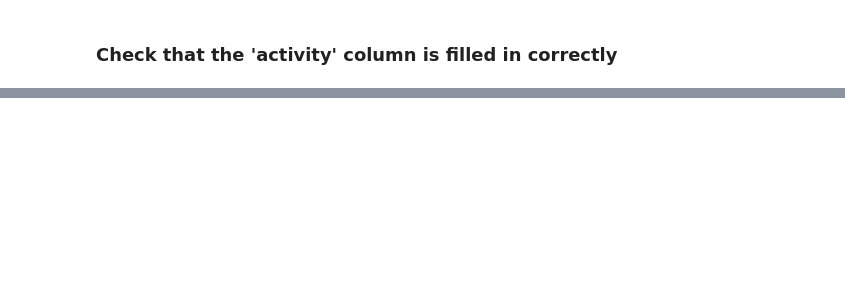
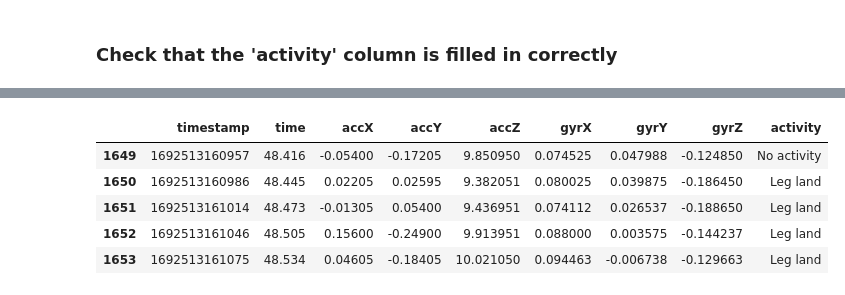
Before and after one commit to Mykhailo20/DS_Bootcamp_2023, a Jupyter notebook: Homework_5/Physical_Activity_Analysis/Physical_Activity_Analysis.ipynb, the cells around one changed output, grey strips where cells are left out. Drawn from its saved outputs; the diff is of its cells as text; code cells hidden in the pictures; blank space fills up the shorter version.

```diff
--- a/Homework_5/Physical_Activity_Analysis/Physical_Activity_Analysis.ipynb
+++ b/Homework_5/Physical_Activity_Analysis/Physical_Activity_Analysis.ipynb
@@ -781,0 +767,9 @@ df[df['time'] > 1847.925][:5]
+# %%
+test_df[test_df['time'] > 48.4][:5]
+# %% [output]
+|  | timestamp | time | accX | accY | accZ | gyrX | gyrY | gyrZ | activity |
+| 1649 | 1692513160957 | 48.416 | -0.05400 | -0.17205 | 9.850950 | 0.074525 | 0.047988 | -0.124850 | No activity |
+| 1650 | 1692513160986 | 48.445 | 0.02205 | 0.02595 | 9.382051 | 0.080025 | 0.039875 | -0.186450 | Leg land |
+| 1651 | 1692513161014 | 48.473 | -0.01305 | 0.05400 | 9.436951 | 0.074112 | 0.026537 | -0.188650 | Leg land |
+| 1652 | 1692513161046 | 48.505 | 0.15600 | -0.24900 | 9.913951 | 0.088000 | 0.003575 | -0.144237 | Leg land |
+| 1653 | 1692513161075 | 48.534 | 0.04605 | -0.18405 | 10.021050 | 0.094463 | -0.006738 | -0.129663 | Leg land |
```
Also changed, not shown: parts of 26 cells of this notebook, 2 other files.
